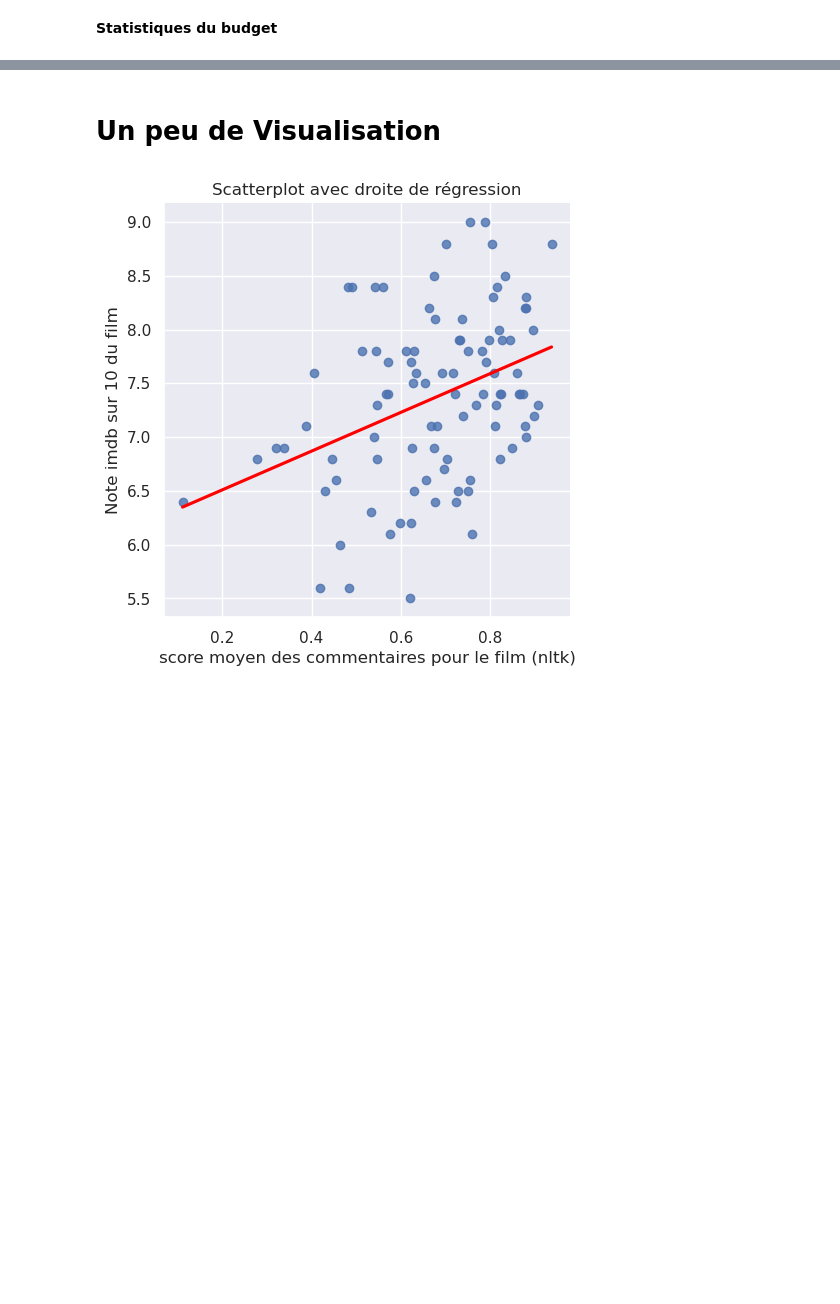
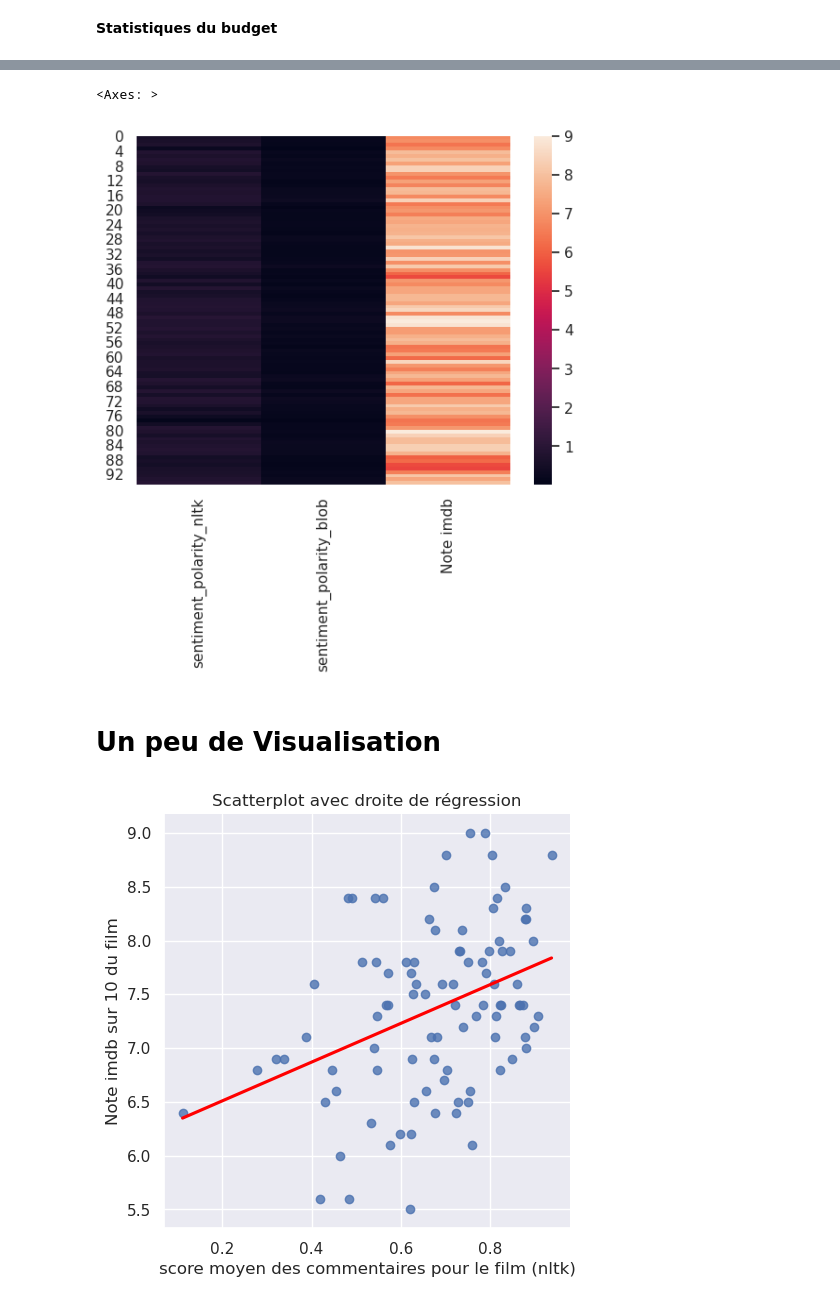
Before and after one commit to LouisArmand0/Projet_Python, a Jupyter notebook: NLP.ipynb, the cells around one changed output, grey strips where cells are left out. Cells and saved outputs as stored; diff of their text form; code cells hidden in the pictures; blank space fills up the shorter version.

```diff
--- a/NLP.ipynb
+++ b/NLP.ipynb
@@ -469,0 +506,5 @@ ValueError: endog and exog matrices are different sizes
+# %%
+temp = df_grouped.copy()[['sentiment_polarity_nltk', 'sentiment_polarity_blob', 'Note imdb']]
+temp.reset_index(inplace=True)
+temp.drop('Film', axis=1,inplace=True)
+temp.head()
@@ -470,3 +518,8 @@ ValueError: endog and exog matrices are different sizes
+# %%
+sns.heatmap(temp)
+# %% [output]
+<Axes: >
+[figure, added]
 # %% [markdown]
 # Un peu de Visualisation
 # %%
```
Also changed, not shown: parts of 18 cells of this notebook.
